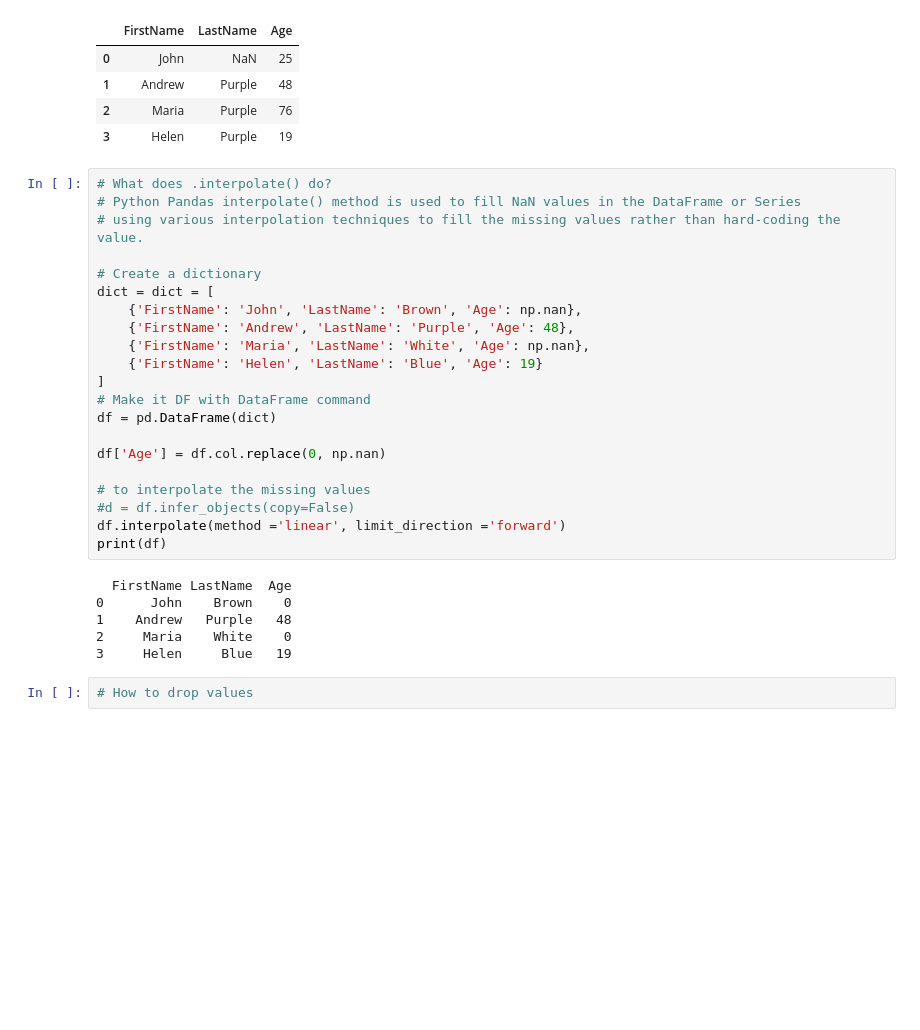
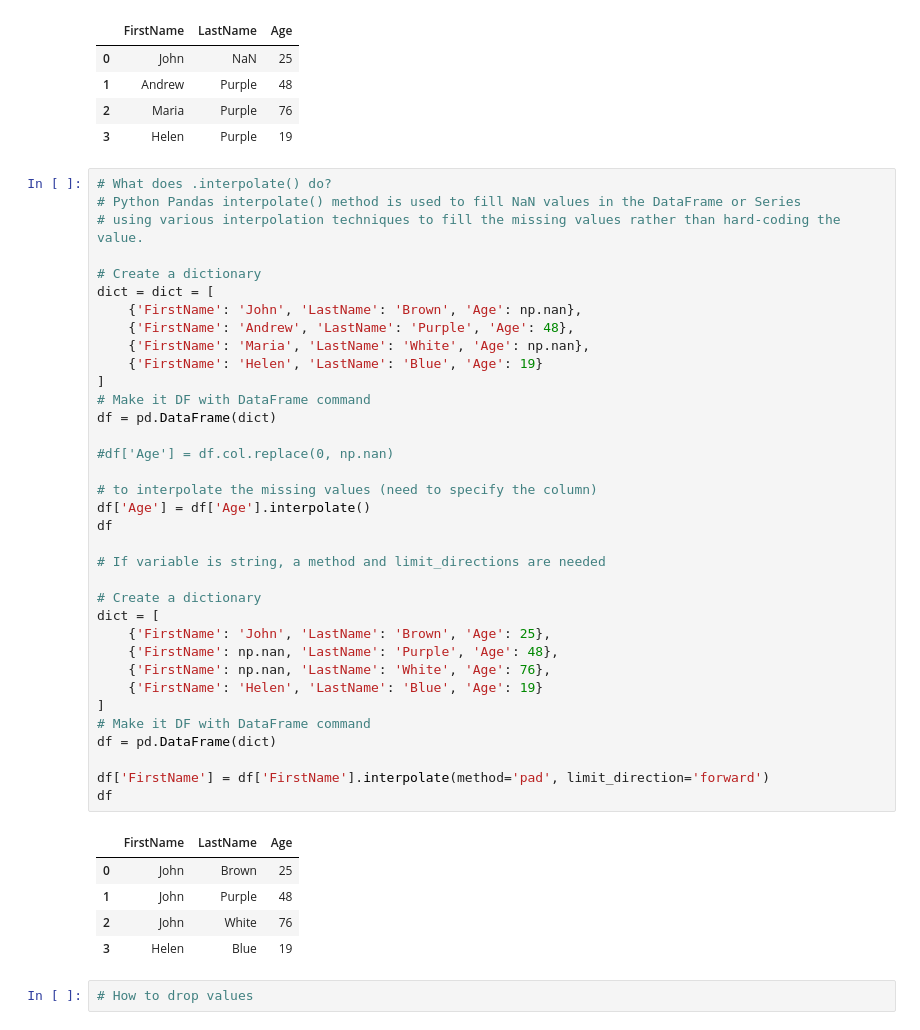
Before and after one commit to pavlekovic/Python-501, a Jupyter notebook: python-for-data/Pandas Intro.ipynb, the cells around one changed output. Drawn from its saved outputs; the diff is of its cells as text; blank space fills up the shorter version.

```diff
--- a/python-for-data/Pandas Intro.ipynb
+++ b/python-for-data/Pandas Intro.ipynb
@@ -366,30 +366,44 @@ df.ffill()
 # %%
 # What does .interpolate() do?
 # Python Pandas interpolate() method is used to fill NaN values in the DataFrame or Series
 # using various interpolation techniques to fill the missing values rather than hard-coding the value.
 
 # Create a dictionary
 dict = dict = [
     {'FirstName': 'John', 'LastName': 'Brown', 'Age': np.nan},
     {'FirstName': 'Andrew', 'LastName': 'Purple', 'Age': 48},
     {'FirstName': 'Maria', 'LastName': 'White', 'Age': np.nan},
     {'FirstName': 'Helen', 'LastName': 'Blue', 'Age': 19}
 ]
 # Make it DF with DataFrame command
 df = pd.DataFrame(dict)
 
-df['Age'] = df.col.replace(0, np.nan)
+#df['Age'] = df.col.replace(0, np.nan)
 
-# to interpolate the missing values
-#d = df.infer_objects(copy=False)
-df.interpolate(method ='linear', limit_direction ='forward')
-print(df)
+# to interpolate the missing values (need to specify the column)
+df['Age'] = df['Age'].interpolate()
+df
+
+# If variable is string, a method and limit_directions are needed
+
+# Create a dictionary
+dict = [
+    {'FirstName': 'John', 'LastName': 'Brown', 'Age': 25},
+    {'FirstName': np.nan, 'LastName': 'Purple', 'Age': 48},
+    {'FirstName': np.nan, 'LastName': 'White', 'Age': 76},
+    {'FirstName': 'Helen', 'LastName': 'Blue', 'Age': 19}
+]
+# Make it DF with DataFrame command
+df = pd.DataFrame(dict)
+
+df['FirstName'] = df['FirstName'].interpolate(method='pad', limit_direction='forward')
+df
 # %% [output]
-  FirstName LastName  Age
-0      John    Brown    0
-1    Andrew   Purple   48
-2     Maria    White    0
-3     Helen     Blue   19
+|  | FirstName | LastName | Age |
+| 0 | John | Brown | 25 |
+| 1 | John | Purple | 48 |
+| 2 | John | White | 76 |
+| 3 | Helen | Blue | 19 |
 # %%
 # How to drop values
 # %%
```
Also changed, not shown: parts of 3 cells of this notebook.
